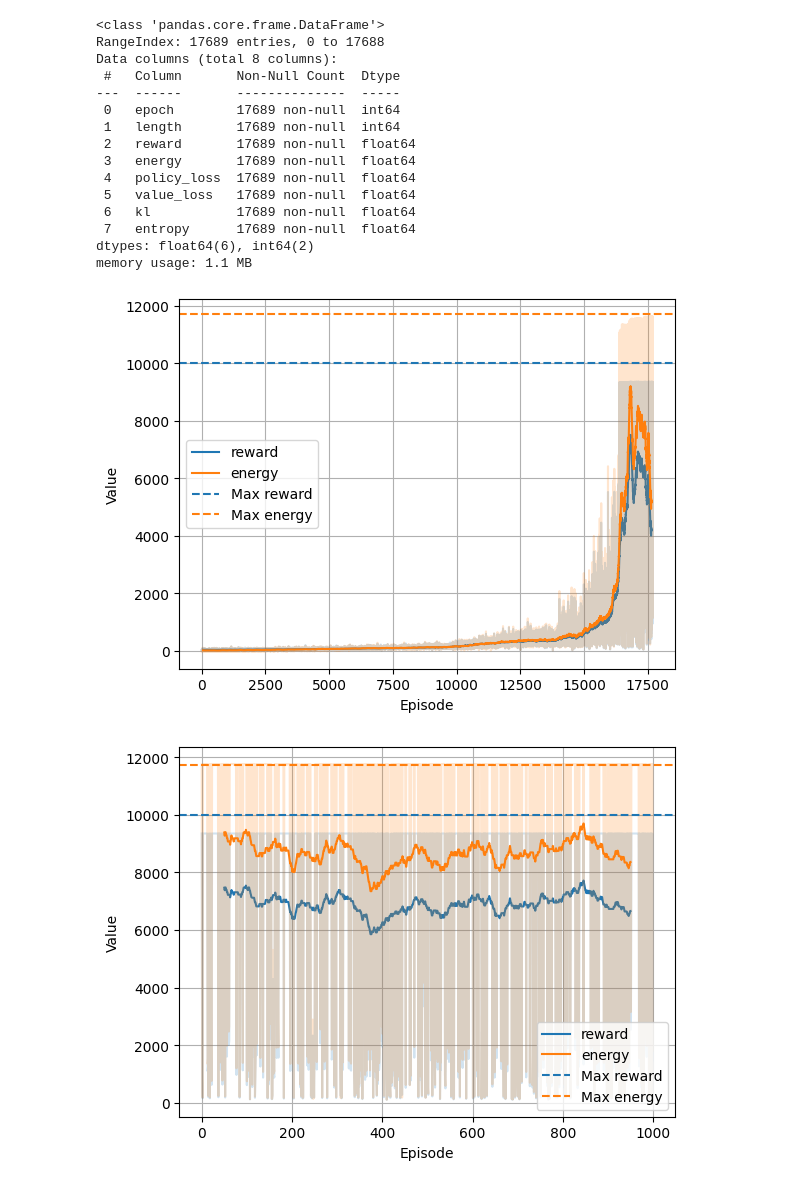
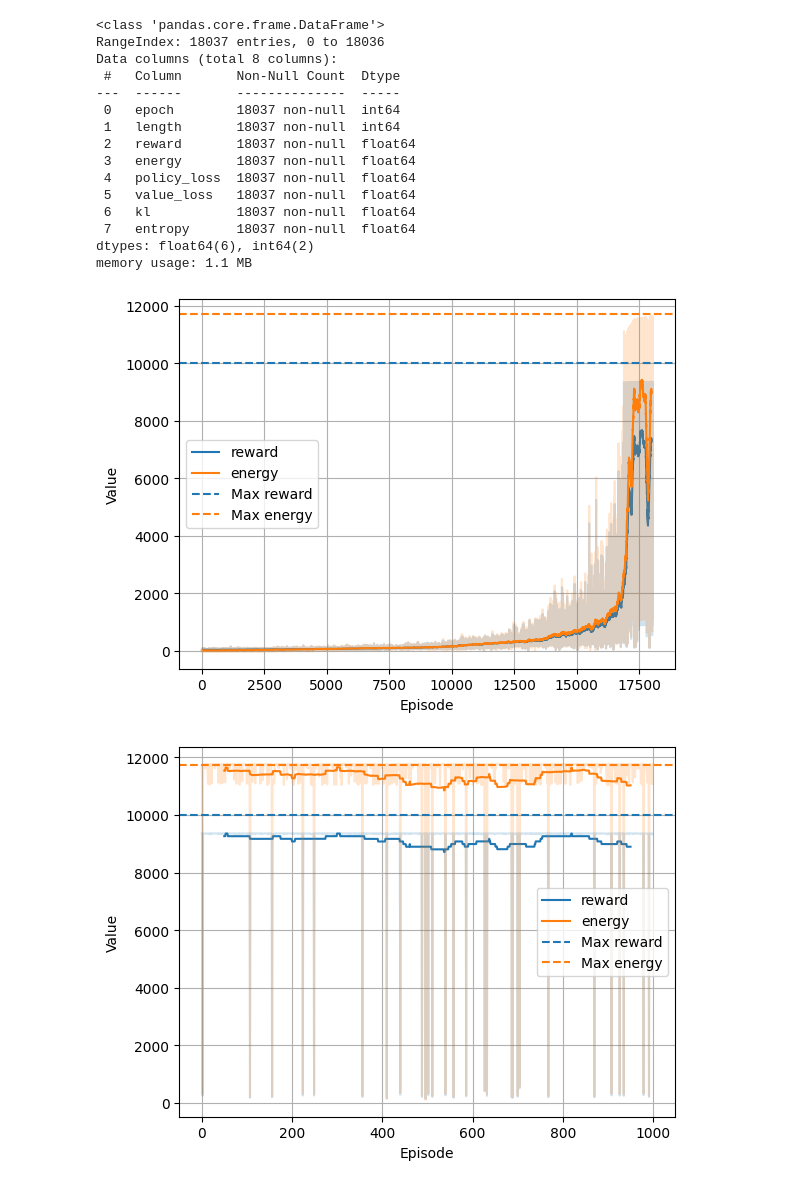
Before and after one commit to Makkarik/energy-based-pendulum, a Jupyter notebook: dev.ipynb, the cells around one changed output. Saved outputs shown, nothing was run; the diff lists cells and outputs as text; code cells hidden in the pictures.

```diff
--- a/dev.ipynb
+++ b/dev.ipynb
@@ -4,22 +4,22 @@ from matplotlib import pyplot as plt
 
 from src.utils import moving_average
 # %%
-data = pd.read_csv("./results/trpo-train-energy.csv")
+data = pd.read_csv("./results/trpo-train-rewards.csv")
 data.info()
 # %% [output]
 <class 'pandas.core.frame.DataFrame'>
-RangeIndex: 17689 entries, 0 to 17688
+RangeIndex: 18037 entries, 0 to 18036
 Data columns (total 8 columns):
  #   Column       Non-Null Count  Dtype
 ---  ------       --------------  -----
- 0   epoch        17689 non-null  int64
- 1   length       17689 non-null  int64
- 2   reward       17689 non-null  float64
- 3   energy       17689 non-null  float64
- 4   policy_loss  17689 non-null  float64
- 5   value_loss   17689 non-null  float64
- 6   kl           17689 non-null  float64
- 7   entropy      17689 non-null  float64
+ 0   epoch        18037 non-null  int64
+ 1   length       18037 non-null  int64
+ 2   reward       18037 non-null  float64
+ 3   energy       18037 non-null  float64
+ 4   policy_loss  18037 non-null  float64
+ 5   value_loss   18037 non-null  float64
+ 6   kl           18037 non-null  float64
+ 7   entropy      18037 non-null  float64
 dtypes: float64(6), int64(2)
 memory usage: 1.1 MB
 # %%
@@ -40,12 +40,12 @@ fig, axs = plt.subplots(1, 1)
 plot_stats(data, axs)
 plt.show()
 # %% [output]
-[figure, old version]
+[figure, new version]
 # %%
 fig, axs = plt.subplots(1, 1)
 
-data = pd.read_csv("./results/trpo-eval-energy.csv")
+data = pd.read_csv("./results/trpo-eval-rewards.csv")
 plot_stats(data, axs)
 plt.show()
 # %% [output]
-[figure, old version]
+[figure, new version]
```
Also changed, not shown: 4 other files.
